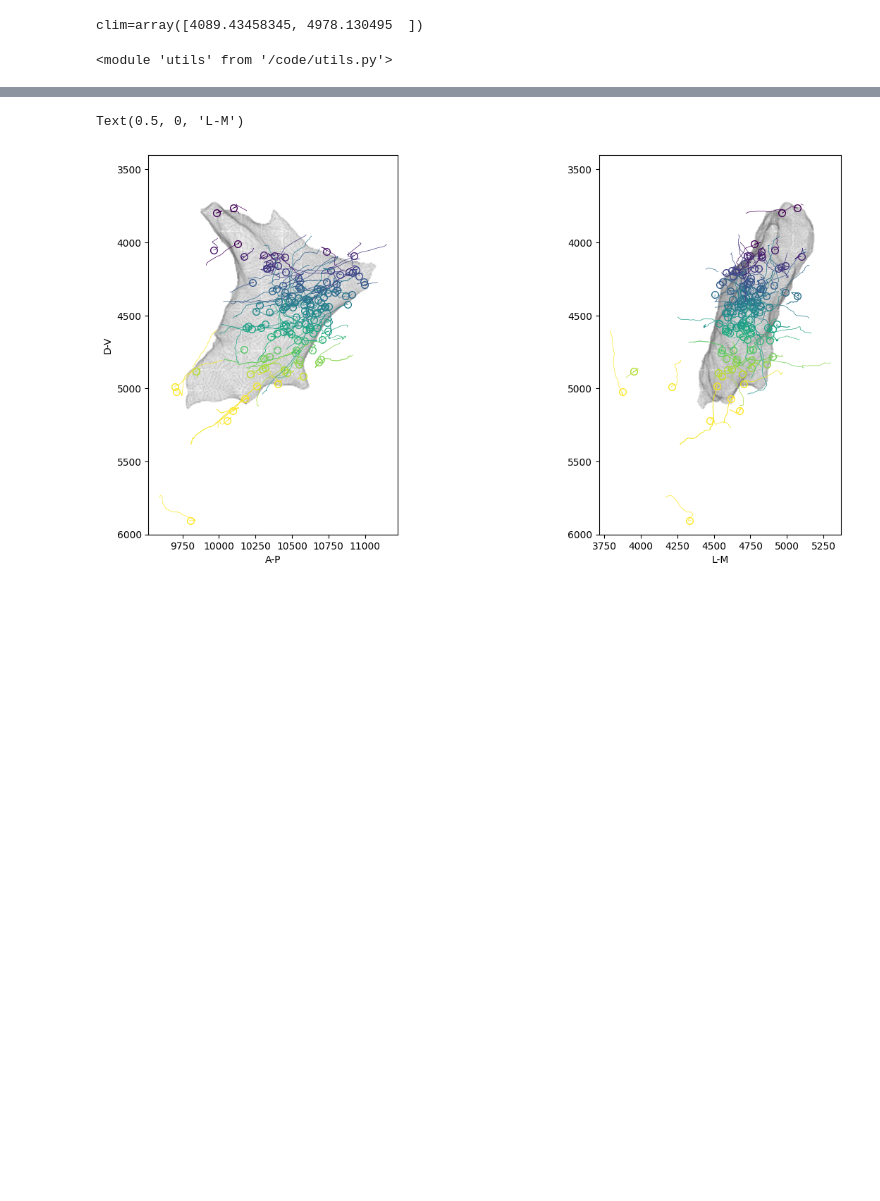
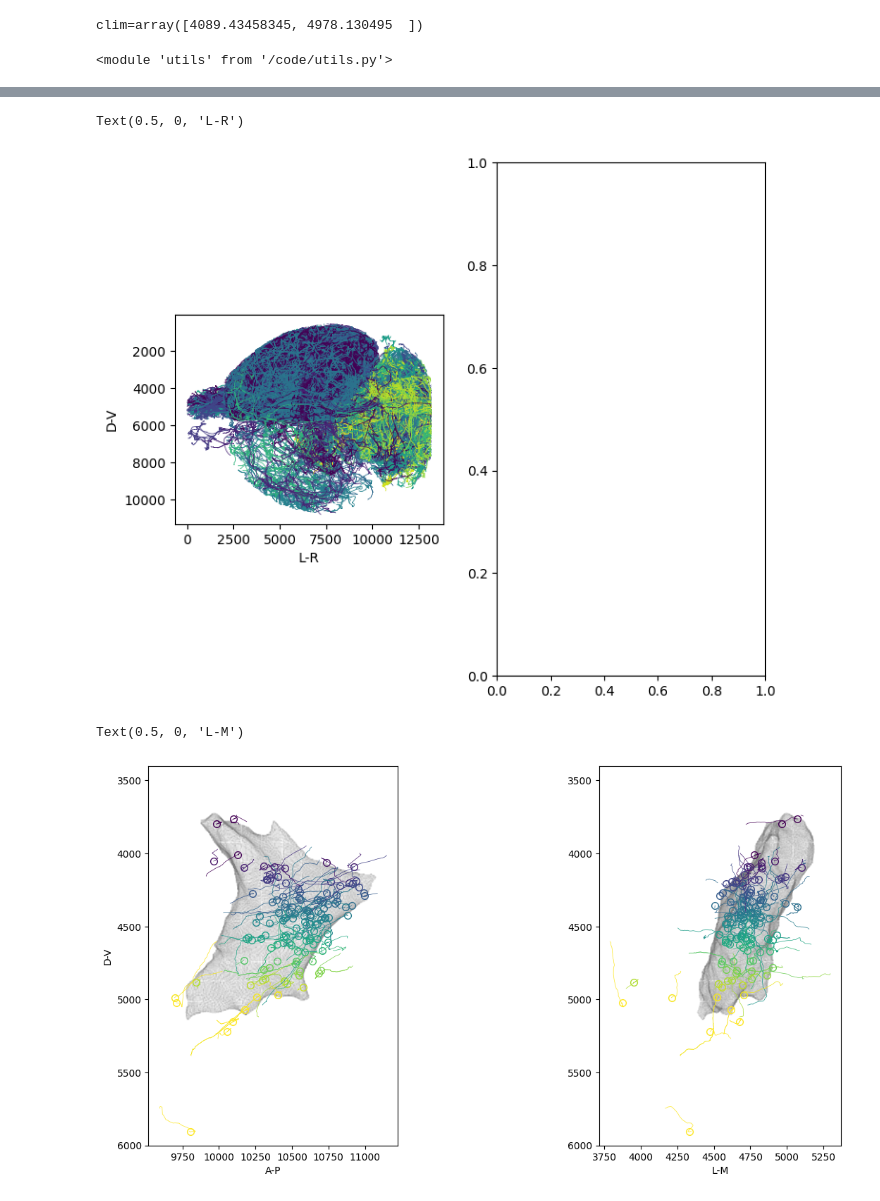
Before and after one commit to AllenNeuralDynamics/LC-somatodendritic-morphology, a Jupyter notebook: code/3d_plots.ipynb, the cells around one changed output, grey strips where cells are left out. Drawn from its saved outputs; the diff is of its cells as text; code cells hidden in the pictures; blank space fills up the shorter version.

```diff
--- a/code/3d_plots.ipynb
+++ b/code/3d_plots.ipynb
@@ -139,0 +135,12 @@ fig.savefig("/scratch/axons_dv_colors_full.svg")
+# %%
+fig, (ax1, ax2) = plt.subplots(
+    1, 2,figsize=(8, 7),
+)
+node_types=[ u.AXON]
+ids = order[:]
+plot_projection(ids, [0,2], ax1, node_types=node_types, mesh=False, somas=False)
+ax1.set_ylabel("D-V")
+ax1.set_xlabel("L-R")
+# %% [output]
+Text(0.5, 0, 'L-R')
+[figure, added]
```
Also changed, not shown: parts of 10 cells of this notebook, 5 other files.
